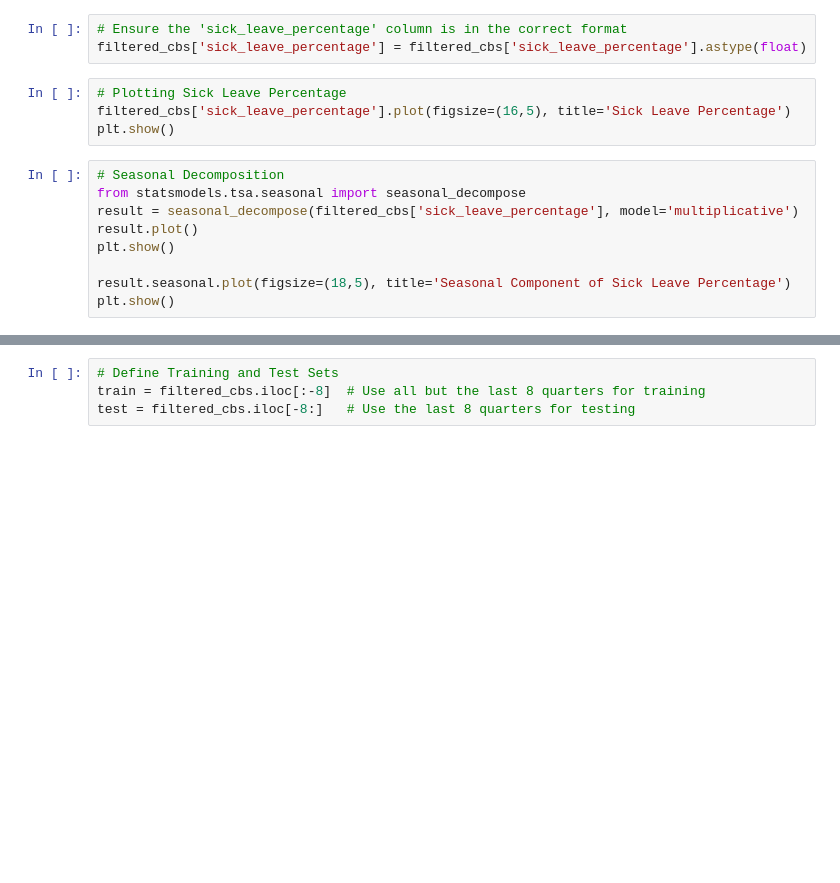
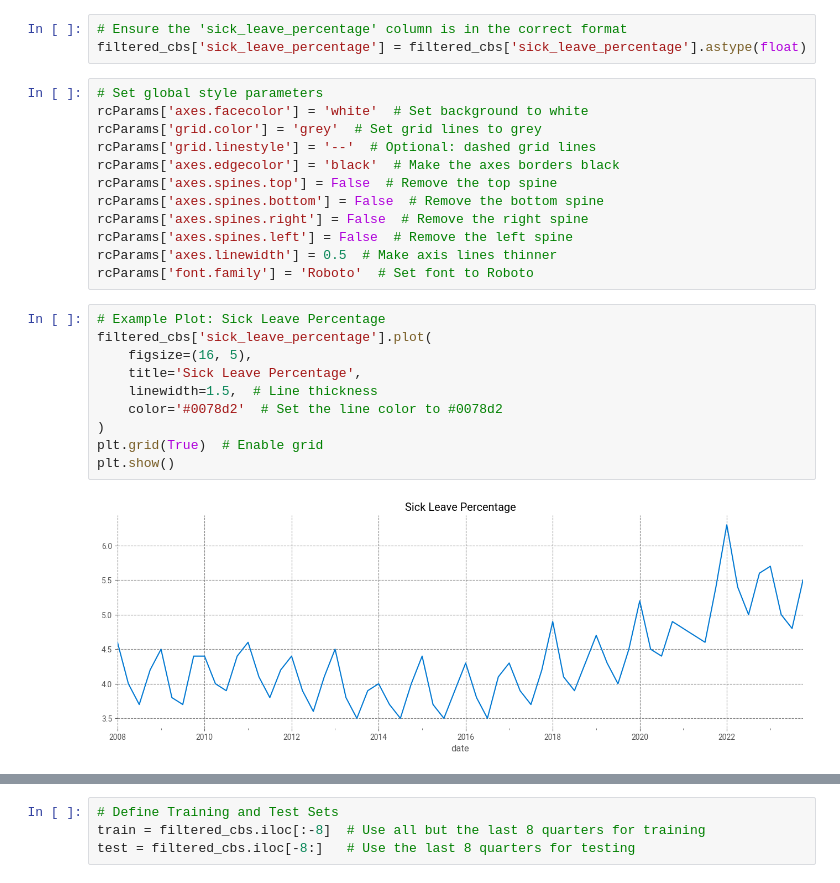
Before and after one commit to evdhout/uwv, a Jupyter notebook: notebooks/Find_Best_Sarimax_model_CH.ipynb, the cells around one changed output, grey strips where cells are left out. Cells and saved outputs as stored; diff of their text form; blank space fills up the shorter version.

```diff
--- a/notebooks/Find_Best_Sarimax_model_CH.ipynb
+++ b/notebooks/Find_Best_Sarimax_model_CH.ipynb
@@ -40,16 +41,27 @@ filtered_cbs = filtered_cbs.dropna()
 # %%
 # Ensure the 'sick_leave_percentage' column is in the correct format
 filtered_cbs['sick_leave_percentage'] = filtered_cbs['sick_leave_percentage'].astype(float)
+# %%
+# Set global style parameters
+rcParams['axes.facecolor'] = 'white'  # Set background to white
+rcParams['grid.color'] = 'grey'  # Set grid lines to grey
+rcParams['grid.linestyle'] = '--'  # Optional: dashed grid lines
+rcParams['axes.edgecolor'] = 'black'  # Make the axes borders black
+rcParams['axes.spines.top'] = False  # Remove the top spine
+rcParams['axes.spines.bottom'] = False  # Remove the bottom spine
+rcParams['axes.spines.right'] = False  # Remove the right spine
+rcParams['axes.spines.left'] = False  # Remove the left spine
+rcParams['axes.linewidth'] = 0.5  # Make axis lines thinner
+rcParams['font.family'] = 'Roboto'  # Set font to Roboto
 # %%
-# Plotting Sick Leave Percentage
-filtered_cbs['sick_leave_percentage'].plot(figsize=(16,5), title='Sick Leave Percentage')
+# Example Plot: Sick Leave Percentage
+filtered_cbs['sick_leave_percentage'].plot(
+    figsize=(16, 5),
+    title='Sick Leave Percentage',
+    linewidth=1.5,  # Line thickness
+    color='#0078d2'  # Set the line color to #0078d2
+)
+plt.grid(True)  # Enable grid
 plt.show()
+# %% [output]
+[figure, added]
-# %%
-# Seasonal Decomposition
-from statsmodels.tsa.seasonal import seasonal_decompose
-result = seasonal_decompose(filtered_cbs['sick_leave_percentage'], model='multiplicative')
-result.plot()
-plt.show()
-
-result.seasonal.plot(figsize=(18,5), title='Seasonal Component of Sick Leave Percentage')
-plt.show()
```
Also changed, not shown: parts of 9 cells of this notebook, 16 other files.
